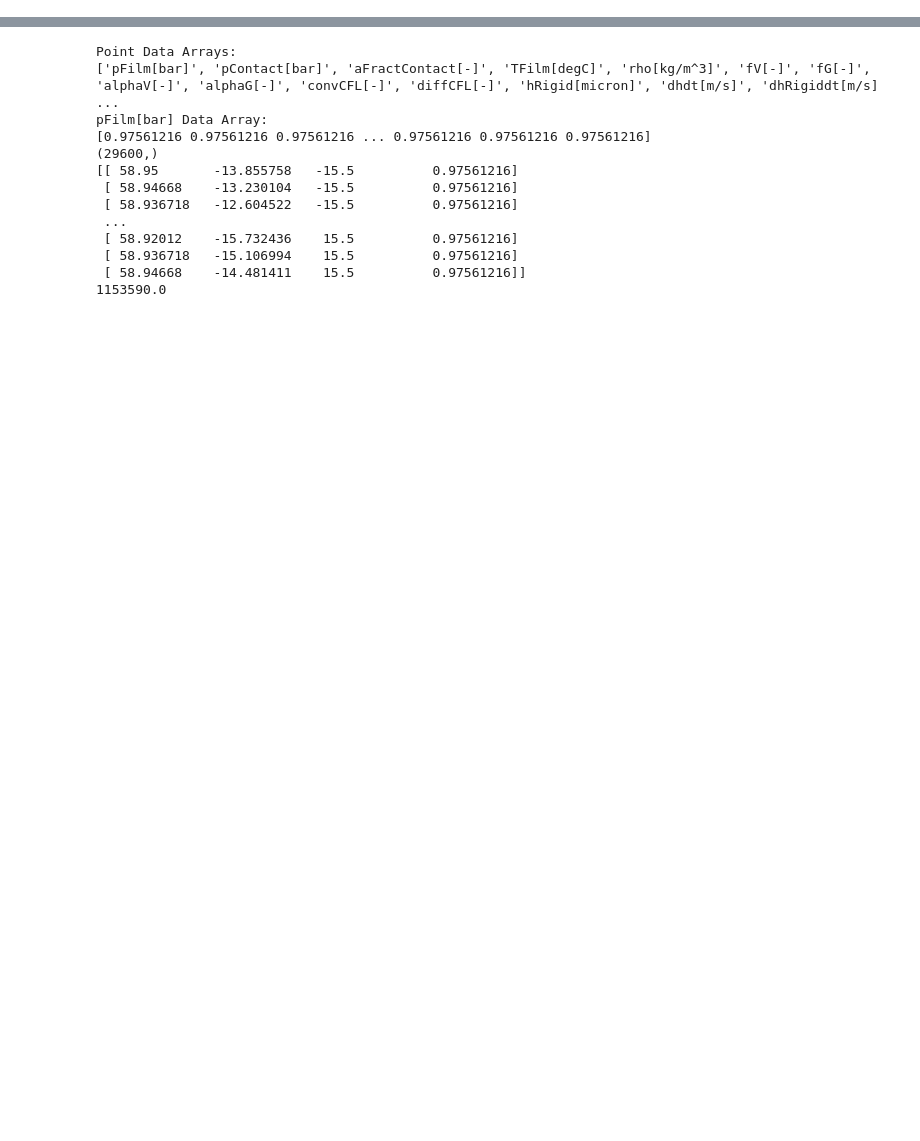
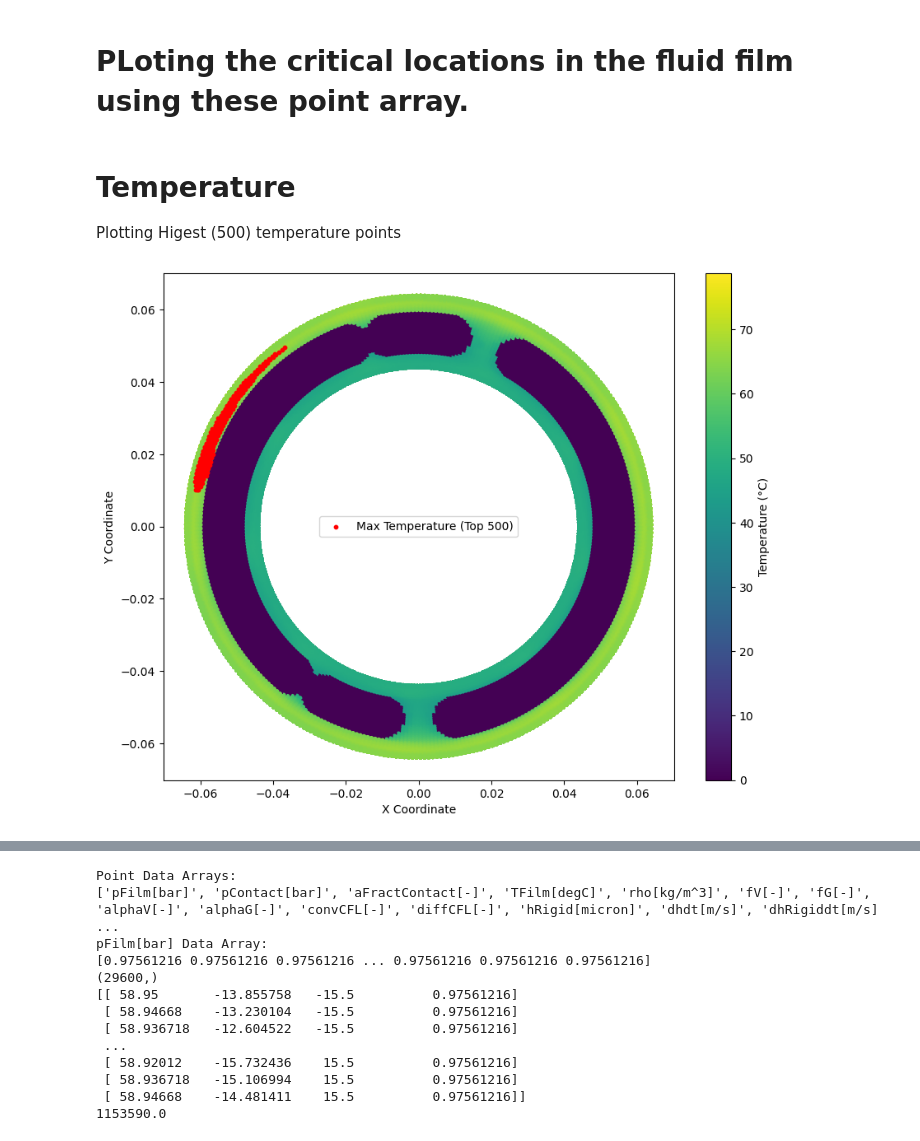
Before and after one commit to rag09reddy/my_codes, a Jupyter notebook: Extracting_data_vtk.ipynb, the cells around one changed output, grey strips where cells are left out. Saved outputs shown, nothing was run; the diff lists cells and outputs as text; code cells hidden in the pictures; blank space fills up the shorter version.

```diff
--- a/Extracting_data_vtk.ipynb
+++ b/Extracting_data_vtk.ipynb
@@ -46,0 +38,6 @@ Saving JB-RingRe.1.vtk to JB-RingRe.1.vtk
+# %%
+# Use the copied file path here
+file_path = "/content/fluid.vtk_gap.vtk"
+
+# Specify the path to your VTK file
+vtk_file_path = 'fluid.vtk_gap.vtk'
@@ -46,0 +151,8 @@ Saving JB-RingRe.1.vtk to JB-RingRe.1.vtk
+# %%
+# Specify the columns you want to keep
+selected_columns = ['X', 'Y', 'Z', 'T[C]', 'h[microns]', 'contact[microns]', 'p[bar]']
+
+# Create a new DataFrame with only the selected columns
+df = df[selected_columns]
+
+df.head()
@@ -46,0 +166,48 @@ Saving JB-RingRe.1.vtk to JB-RingRe.1.vtk
+# %% [markdown]
+# PLoting the critical locations in the fluid film using these point array.
+# %% [markdown]
+# Temperature
+Plotting Higest (500) temperature points
+# %%
+# Check the number of columns in your DataFrame
+num_columns = df.shape[1]
+
+# Assuming the last three columns represent spatial coordinates
+if num_columns >= 3:
+    x = df.iloc[:, 0]
+    y = df.iloc[:, 1]
+
+    n = 500
+
+    # Assuming 'T[C]' is the column containing temperature values
+    temperatures = df['T[C]']
+
+    # Find the indices of the highest 500 temperature values
+    max_temp_indices = temperatures.nlargest(n).index
+
+
+    # Create a 2D scatter plot with adjusted color scale
+    plt.figure(figsize=(10, 8))
+
+
+    scatter = plt.scatter(x, y, c=temperatures, s=10, cmap='viridis', label='Temperature')
+    scatter.set_clim(temperatures.min(), temperatures.max())  # Set color scale limits
+
+
+    # Plot the maximum temperature points in red without affecting the color scale
+    max_temp_scatter = plt.scatter(x[max_temp_indices], y[max_temp_indices], c='red', s=10, label='Max Temperature (Top 500)')
+    max_temp_scatter.set_clim(temperatures.min(), temperatures.max())  # Set color scale limits
+
+
+    plt.xlabel('X Coordinate')
+    plt.ylabel('Y Coordinate')
+
+    # Create a colorbar for the first scatter plot
+    cbar = plt.colorbar(label='Temperature (°C)')
+
+    # Create a legend for both scatter plots
+    plt.legend(handles=[max_temp_scatter], loc='center')
+
+    plt.show()
+# %% [output]
+[figure, added]
```
Also changed, not shown: parts of 24 cells of this notebook.
